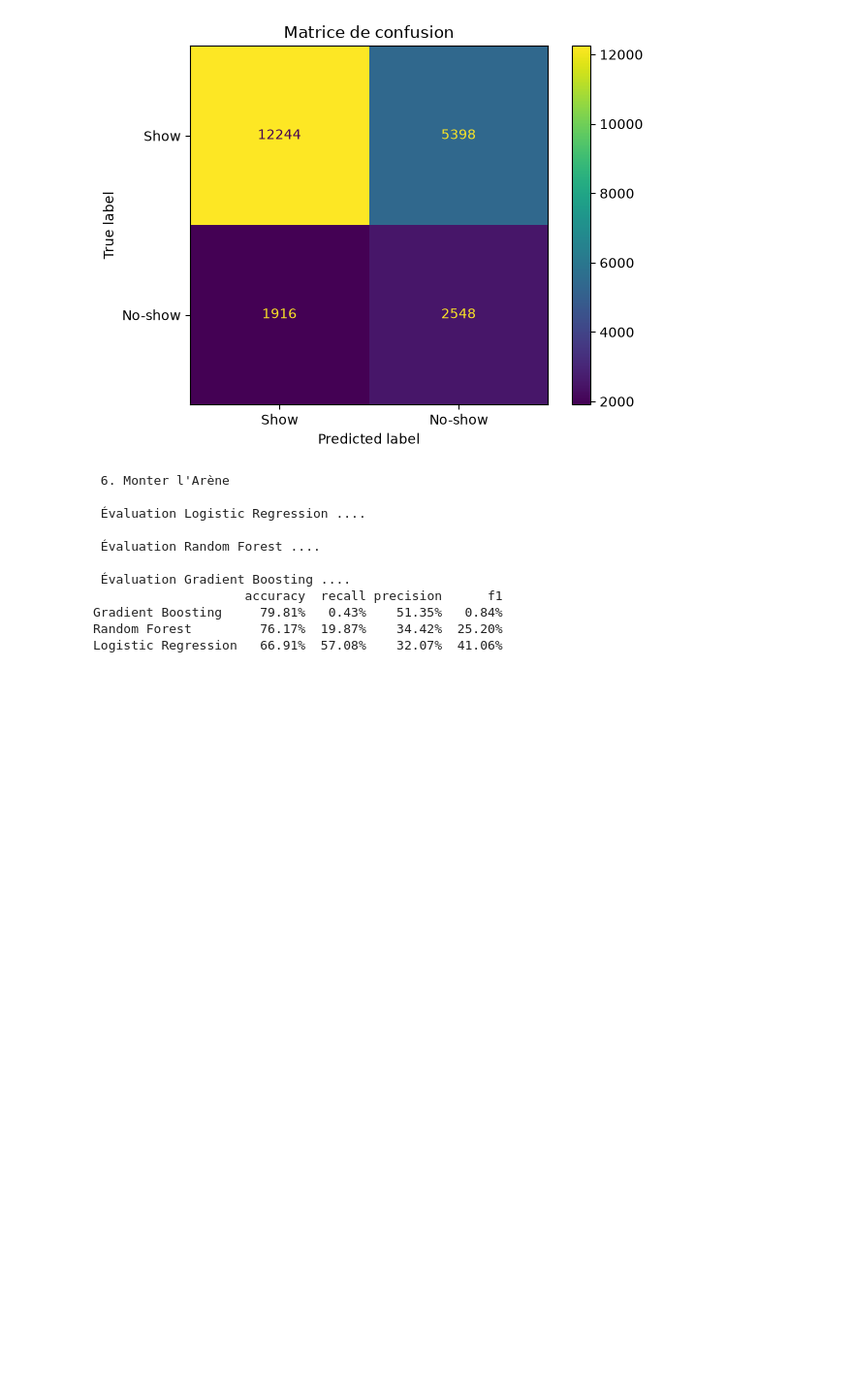
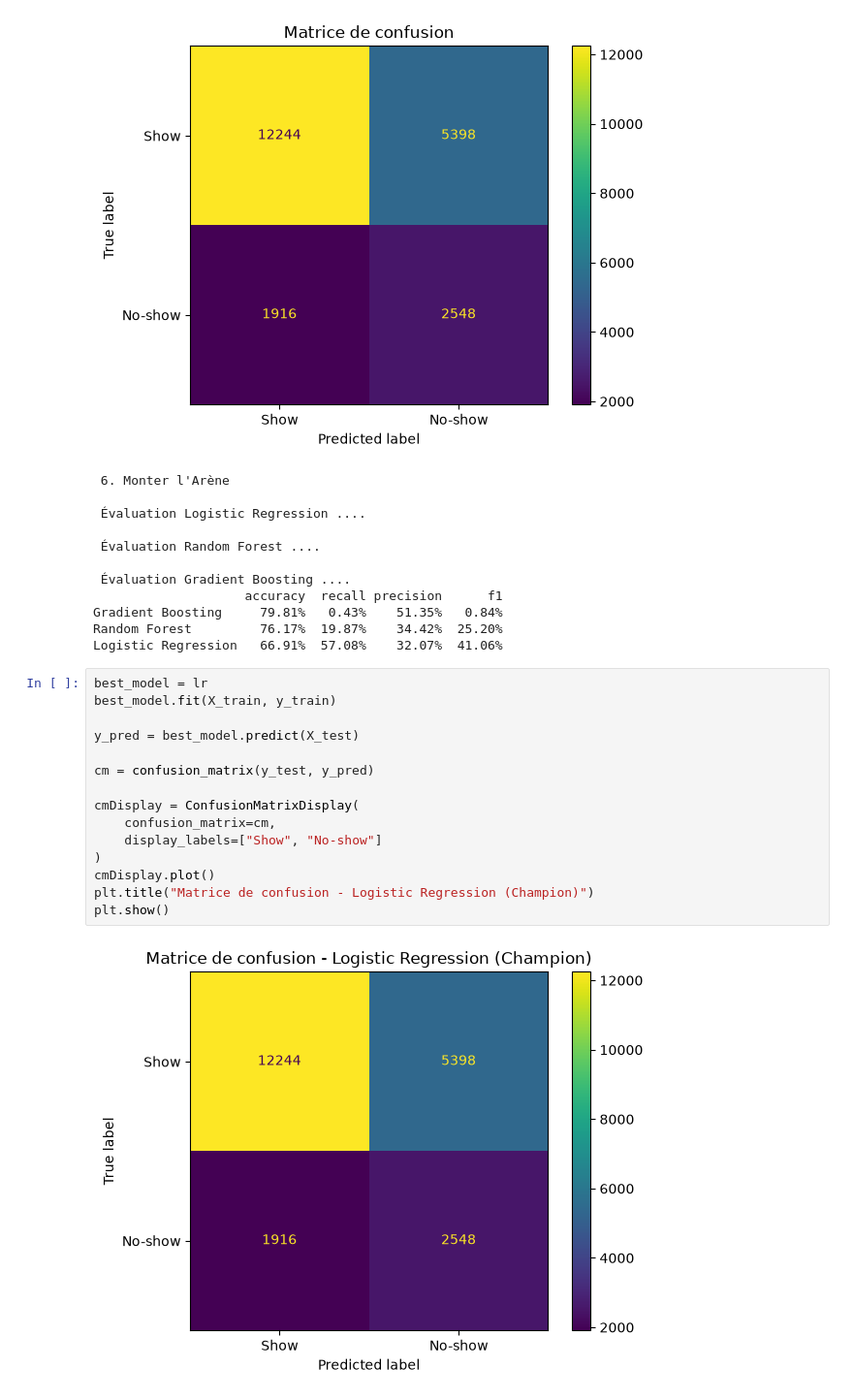
Before and after one commit to HoniTahina/Navid_Tahina_arene_ML, a Jupyter notebook: arene_algos_ML_final.ipynb, the cells around one changed output. Shown at 97% size. Cells and saved outputs as stored; diff of their text form; blank space fills up the shorter version.

Commit message:
feat: arbitrage champion pressenti

```diff
--- a/arene_algos_ML_final.ipynb
+++ b/arene_algos_ML_final.ipynb
@@ -207,3 +207,20 @@ weighted avg       0.75      0.67      0.70     22106
 Gradient Boosting     79.81%   0.43%    51.35%   0.84%
 Random Forest         76.17%  19.87%    34.42%  25.20%
 Logistic Regression   66.91%  57.08%    32.07%  41.06%
+# %%
+best_model = lr
+best_model.fit(X_train, y_train)
+
+y_pred = best_model.predict(X_test)
+
+cm = confusion_matrix(y_test, y_pred)
+
+cmDisplay = ConfusionMatrixDisplay(
+    confusion_matrix=cm,
+    display_labels=["Show", "No-show"]
+)
+cmDisplay.plot()
+plt.title("Matrice de confusion - Logistic Regression (Champion)")
+plt.show()
+# %% [output]
+[figure, added]
```
